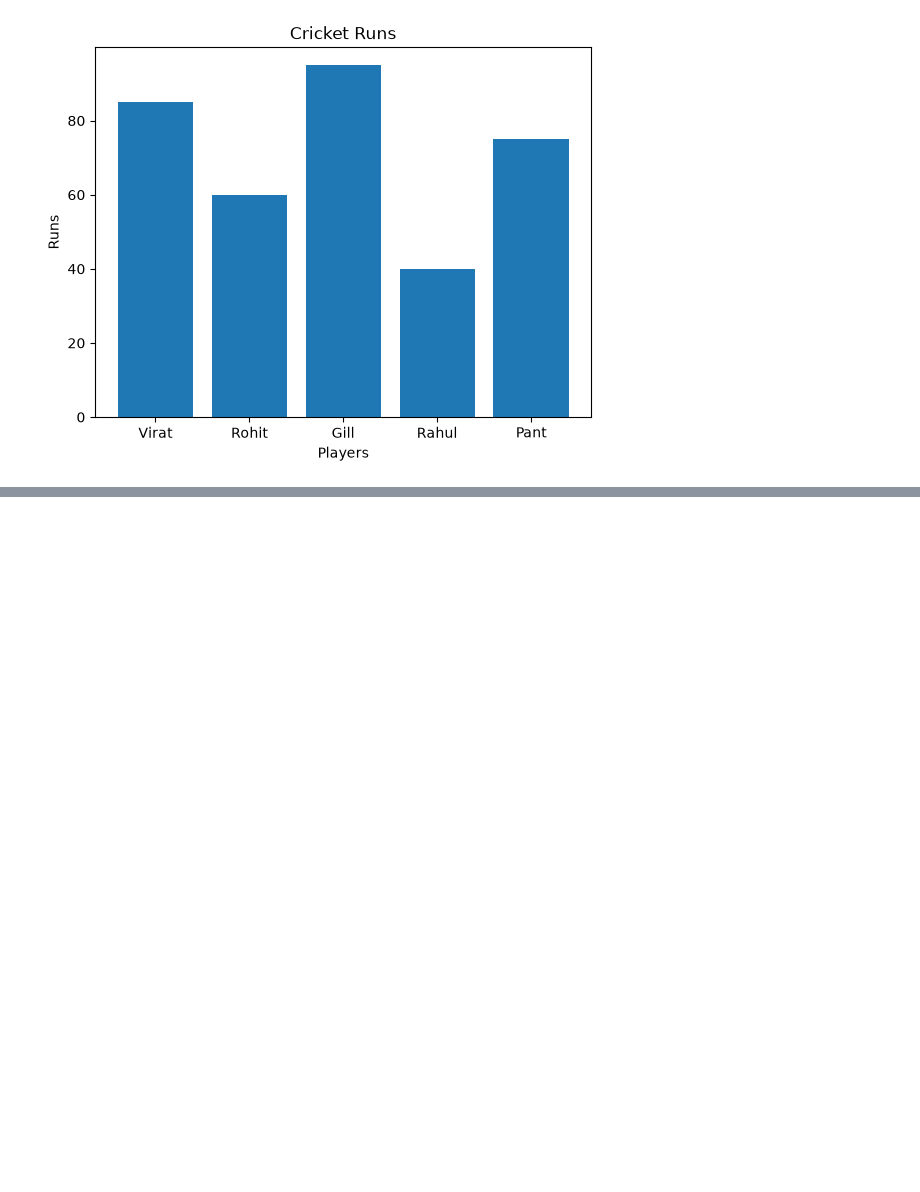
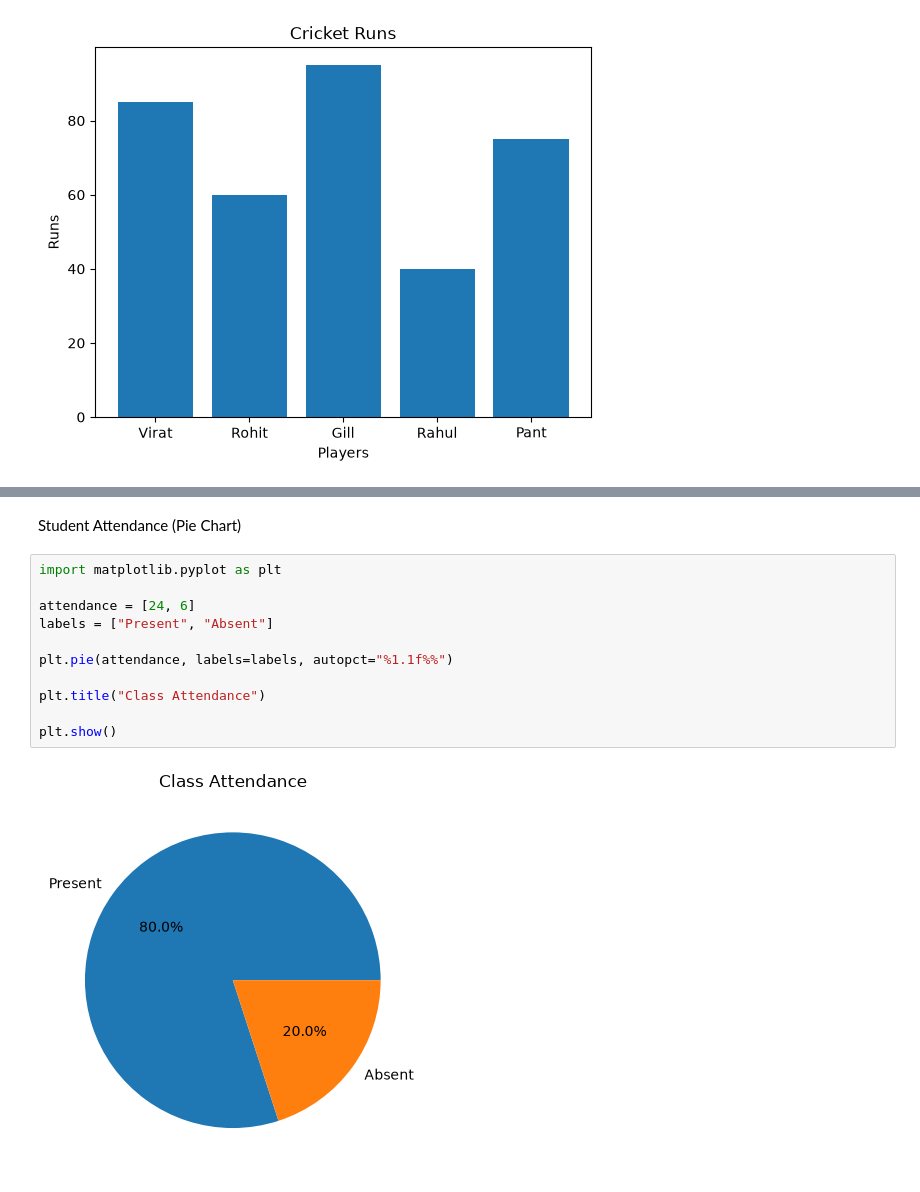
Before and after one commit to ayshamehek/Python-Data-Science-Libraries-, a Jupyter notebook: scikit_learn/intro.ipynb, the cells around one changed output, grey strips where cells are left out. Drawn from its saved outputs; the diff is of its cells as text; blank space fills up the shorter version.

```diff
--- a/scikit_learn/intro.ipynb
+++ b/scikit_learn/intro.ipynb
@@ -171,0 +191,15 @@ plt.show()
+# %% [markdown]
+Student Attendance (Pie Chart)
+# %%
+import matplotlib.pyplot as plt
+
+attendance = [24, 6]
+labels = ["Present", "Absent"]
+
+plt.pie(attendance, labels=labels, autopct="%1.1f%%")
+
+plt.title("Class Attendance")
+
+plt.show()
+# %% [output]
+[figure, added]
```
Also changed, not shown: parts of 6 cells of this notebook.
